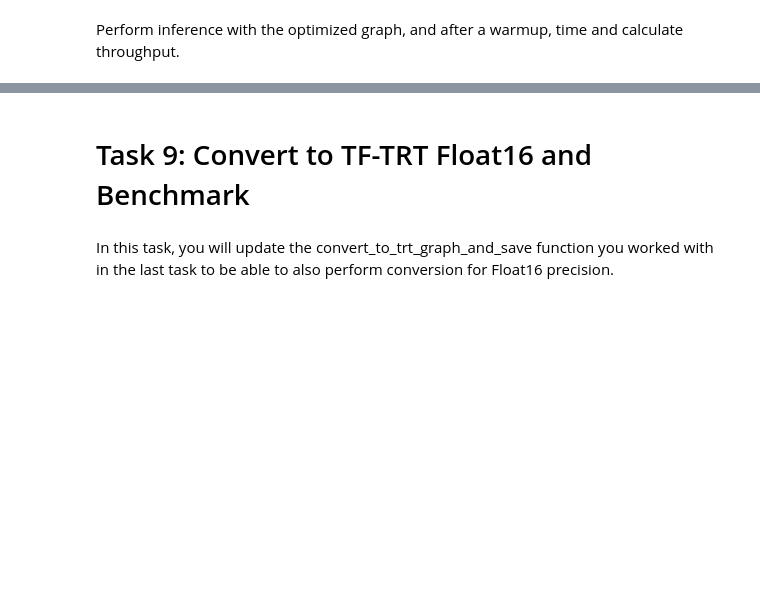
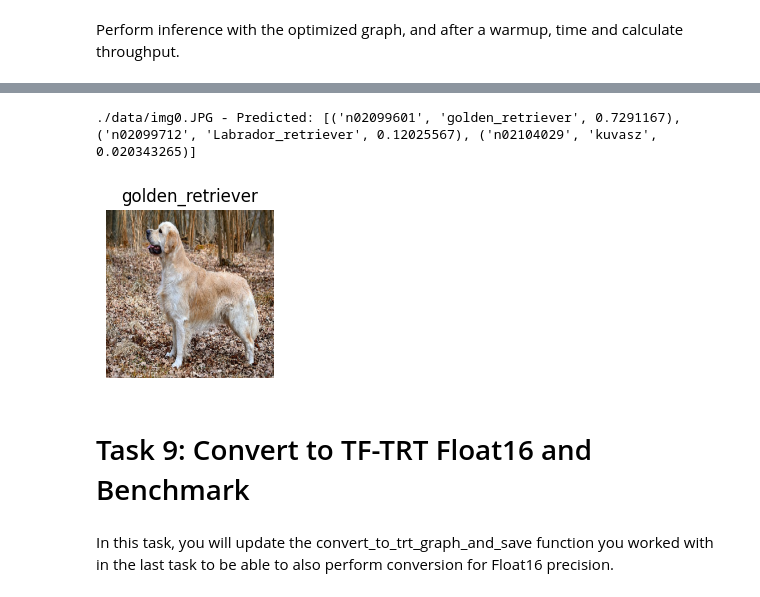
Before and after one commit to Unstopable18/Optimize-TensorFlow-Models-with-TensorRT, a Jupyter notebook: Optimize_TensorFlow_Models_For_Deployment_with_TensorRT.ipynb, the cells around one changed output, grey strips where cells are left out. Drawn from its saved outputs; the diff is of its cells as text; code cells hidden in the pictures; blank space fills up the shorter version.

```diff
--- a/Optimize_TensorFlow_Models_For_Deployment_with_TensorRT.ipynb
+++ b/Optimize_TensorFlow_Models_For_Deployment_with_TensorRT.ipynb
@@ -457,3 +516,5 @@ converter.save(output_saved_model_dir)
 ## Task 8: Benchmark TF-TRT Float32
 # %% [markdown]
 Load the optimized TF model.
+# %%
+saved_model_loaded=load_tf_saved_model('/content/inceptionv3_saved_model_TFTRT_FP32')
@@ -460,2 +523,4 @@ Load the optimized TF model.
+# %%
+infer=saved_model_loaded.signatures['serving_default']
 # %% [markdown]
 Perform inference with the optimized graph, and after a warmup, time and calculate throughput.
@@ -462,3 +547,8 @@ Perform inference with the optimized graph, and after a warmup, time and calcula
+# %%
+show_predictions(infer)
+# %% [output]
+./data/img0.JPG - Predicted: [('n02099601', 'golden_retriever', 0.7291167), ('n02099712', 'Labrador_retriever', 0.12025567), ('n02104029', 'kuvasz', 0.020343265)]
+[figure, added]
 # %% [markdown]
 # Task 9: Convert to TF-TRT Float16 and Benchmark
 # %% [markdown]
```
Also changed, not shown: parts of 21 cells of this notebook.
